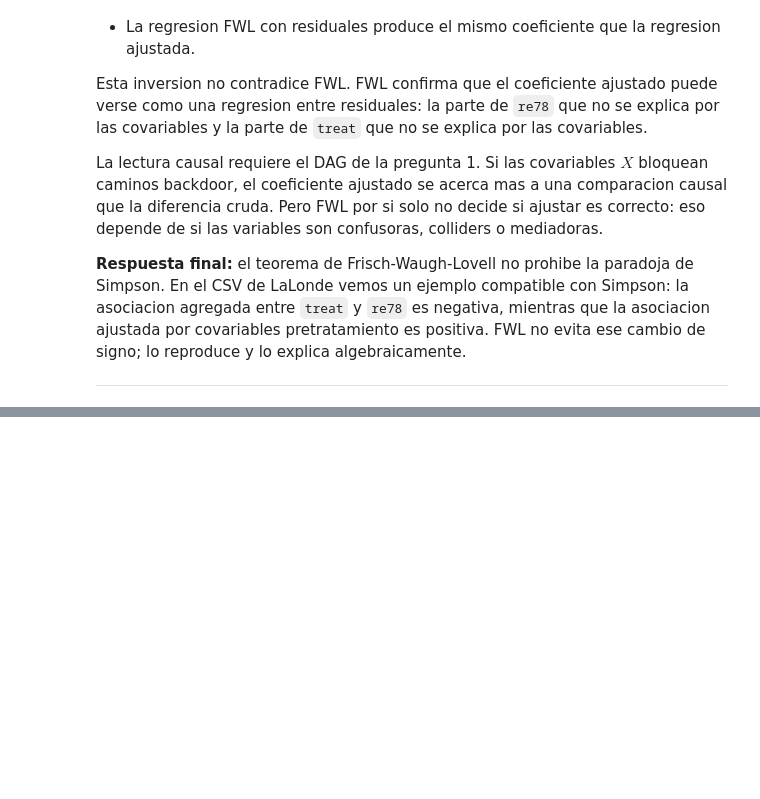
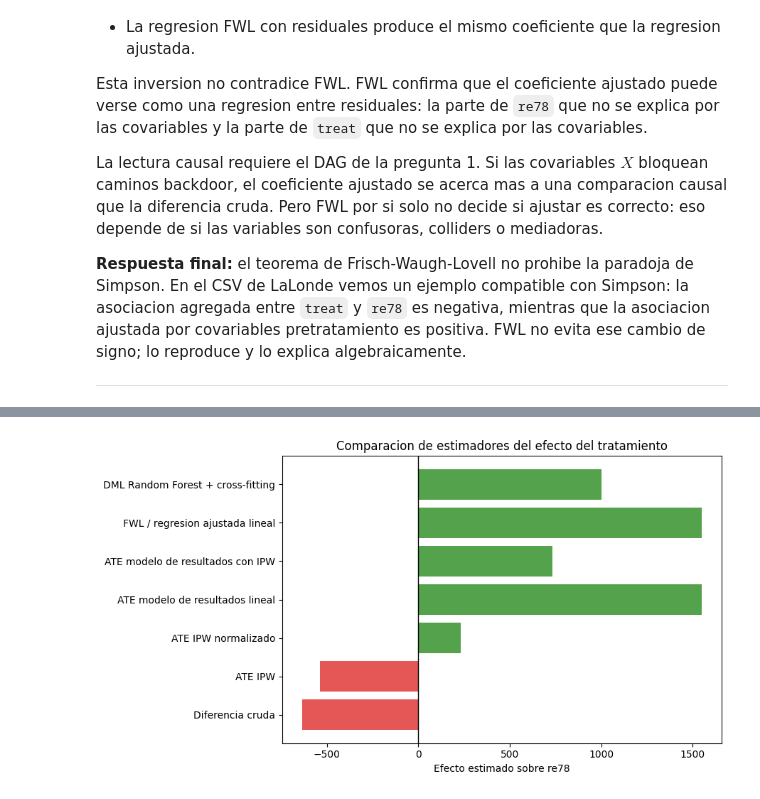
Before and after one commit to CharlyEstudio/data-science-portfolio, a Jupyter notebook: interpretabilidad_causalidad/m06/notebooks/examen_final_lalonde.ipynb, the cells around one changed output, grey strips where cells are left out. Saved outputs shown, nothing was run; the diff lists cells and outputs as text; code cells hidden in the pictures; blank space fills up the shorter version.

```diff
--- a/interpretabilidad_causalidad/m06/notebooks/examen_final_lalonde.ipynb
+++ b/interpretabilidad_causalidad/m06/notebooks/examen_final_lalonde.ipynb
@@ -593,0 +768,23 @@ La lectura causal requiere el DAG de la pregunta 1. Si las covariables $X$ bloqu
+# %%
+comparison_results = pd.DataFrame({
+    "estimador": [
+        "Diferencia cruda",
+        "ATE IPW",
+        "ATE IPW normalizado",
+        "ATE modelo de resultados lineal",
+        "ATE modelo de resultados con IPW",
+        "FWL / regresion ajustada lineal",
+        "DML Random Forest + cross-fitting",
+    ],
+    "estimacion": [
+        ate_naive,
+        ate_ipw,
+        ate_ipw_normalized,
+        ate_outcome,
+        ate_outcome_ipw,
+        coef_fwl_lalonde,
+        theta_dml,
+    ],
+})
+
+comparison_results.round({"estimacion": 2})
@@ -593,0 +800,12 @@ La lectura causal requiere el DAG de la pregunta 1. Si las covariables $X$ bloqu
+# %%
+fig, ax = plt.subplots(figsize=(9, 5))
+plot_df = comparison_results.copy()
+plot_df["color"] = np.where(plot_df["estimacion"] < 0, "#e45756", "#54a24b")
+
+ax.barh(plot_df["estimador"], plot_df["estimacion"], color=plot_df["color"])
+ax.axvline(0, color="black", linewidth=1)
+ax.set_xlabel("Efecto estimado sobre re78")
+ax.set_title("Comparacion de estimadores del efecto del tratamiento")
+fig.tight_layout()
+# %% [output]
+[figure, added]
```
Also changed, not shown: parts of 11 cells of this notebook.
